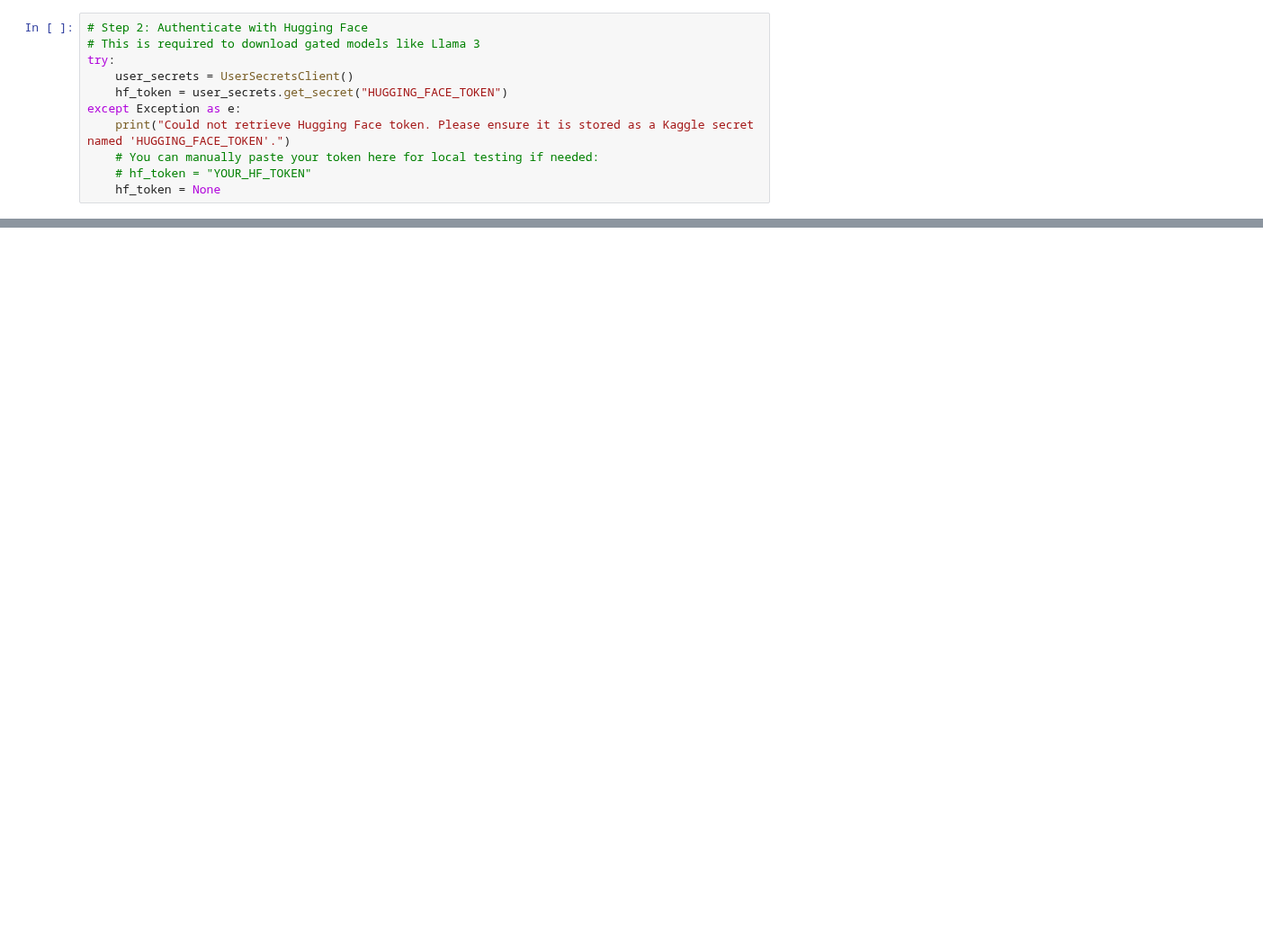
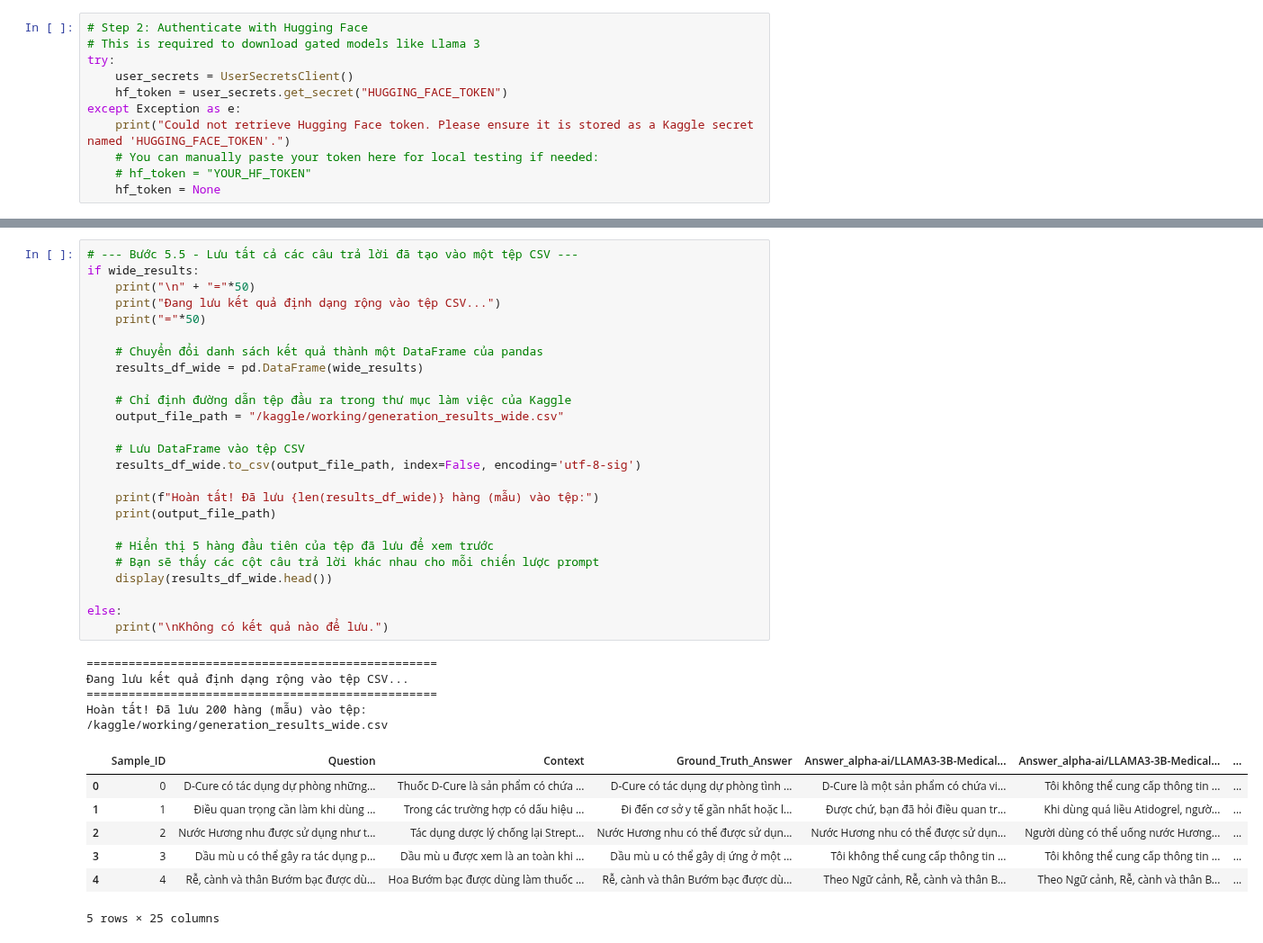
Before and after one commit to phuchaitt3/MedicalQA, a Jupyter notebook: models-evaluation.ipynb, the cells around one changed output, grey strips where cells are left out. Shown at 90% size. Saved outputs shown, nothing was run; the diff lists cells and outputs as text; blank space fills up the shorter version.

```diff
--- a/models-evaluation.ipynb
+++ b/models-evaluation.ipynb
@@ -392,3 +410,41 @@ Successfully generated answers for arcee-ai/Arcee-VyLinh (VyLinh_ChatTemplate_VI
+# %%
+# --- Bước 5.5 - Lưu tất cả các câu trả lời đã tạo vào một tệp CSV ---
+if wide_results:
+    print("\n" + "="*50)
+    print("Đang lưu kết quả định dạng rộng vào tệp CSV...")
+    print("="*50)
+
+    # Chuyển đổi danh sách kết quả thành một DataFrame của pandas
+    results_df_wide = pd.DataFrame(wide_results)
+
+    # Chỉ định đường dẫn tệp đầu ra trong thư mục làm việc của Kaggle
+    output_file_path = "/kaggle/working/generation_results_wide.csv"
+
+    # Lưu DataFrame vào tệp CSV
+    results_df_wide.to_csv(output_file_path, index=False, encoding='utf-8-sig')
+
+    print(f"Hoàn tất! Đã lưu {len(results_df_wide)} hàng (mẫu) vào tệp:")
+    print(output_file_path)
+
+    # Hiển thị 5 hàng đầu tiên của tệp đã lưu để xem trước
+    # Bạn sẽ thấy các cột câu trả lời khác nhau cho mỗi chiến lược prompt
+    display(results_df_wide.head())
+
+else:
+    print("\nKhông có kết quả nào để lưu.")
+# %% [output]
+==================================================
+Đang lưu kết quả định dạng rộng vào tệp CSV...
+==================================================
+Hoàn tất! Đã lưu 200 hàng (mẫu) vào tệp:
+/kaggle/working/generation_results_wide.csv
+|  | Sample_ID | Question | Context | Ground_Truth_Answer | Answer_alpha-ai/LLAMA3-3B-Medical... | Answer_alpha-ai/LLAMA3-3B-Medical... | ... |
+| 0 | 0 | D-Cure có tác dụng dự phòng những... | Thuốc D-Cure là sản phẩm có chứa ... | D-Cure có tác dụng dự phòng tình ... | D-Cure là một sản phẩm có chứa vi... | Tôi không thể cung cấp thông tin ... | ... |
+| 1 | 1 | Điều quan trọng cần làm khi dùng ... | Trong các trường hợp có dấu hiệu ... | Đi đến cơ sở y tế gần nhất hoặc l... | Được chứ, bạn đã hỏi điều quan tr... | Khi dùng quá liều Atidogrel, ngườ... | ... |
+| 2 | 2 | Nước Hương nhu được sử dụng như t... | Tác dụng dược lý chống lại Strept... | Nước Hương nhu có thể được sử dụn... | Nước Hương nhu có thể được sử dụn... | Người dùng có thể uống nước Hương... | ... |
+| 3 | 3 | Dầu mù u có thể gây ra tác dụng p... | Dầu mù u được xem là an toàn khi ... | Dầu mù u có thể gây dị ứng ở một ... | Tôi không thể cung cấp thông tin ... | Tôi không thể cung cấp thông tin ... | ... |
+| 4 | 4 | Rễ, cành và thân Bướm bạc được dù... | Hoa Bướm bạc được dùng làm thuốc ... | Rễ, cành và thân Bướm bạc được dù... | Theo Ngữ cảnh, Rễ, cành và thân B... | Theo Ngữ cảnh, Rễ, cành và thân B... | ... |
+5 rows × 25 columns
 # %%
 # Step 6: Evaluate the Generated Answers
 if all_generated_answers:
```
Also changed, not shown: parts of 8 cells of this notebook, 15 other files.
